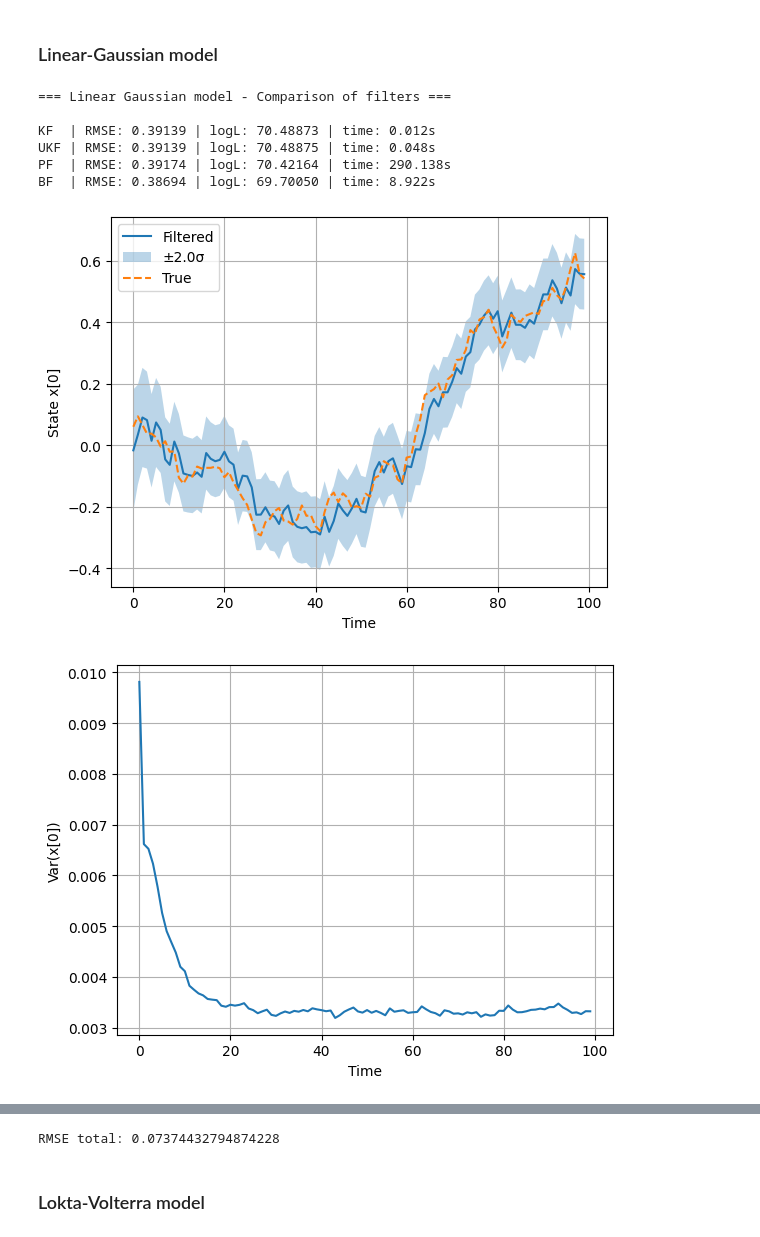
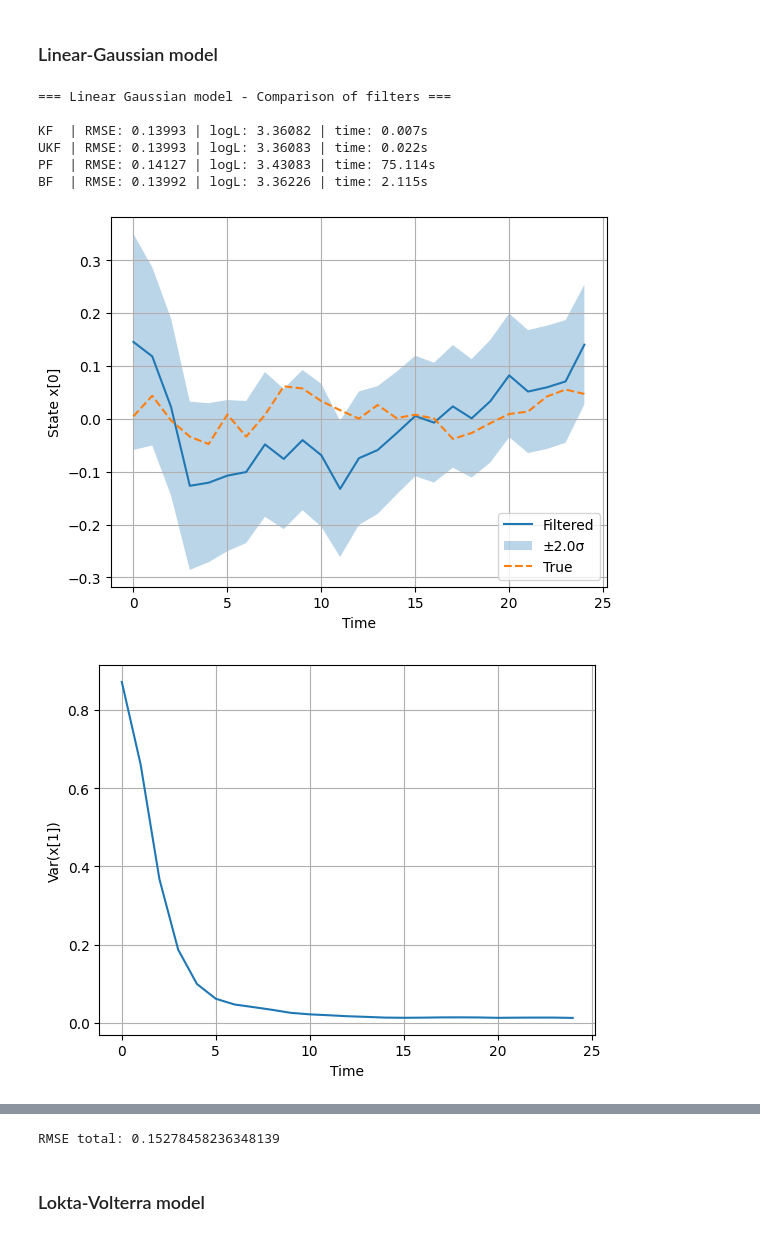
Before and after one commit to cnosa/BayesianSequentialLearning, a Jupyter notebook: Code/Examples/comparison_filters.ipynb, the cells around one changed output, grey strips where cells are left out. Cells and saved outputs as stored; diff of their text form; code cells hidden in the pictures.

```diff
--- a/Code/Examples/comparison_filters.ipynb
+++ b/Code/Examples/comparison_filters.ipynb
@@ -117,10 +117,10 @@ model = LinearGaussianSSM(
 kf = KalmanFilter(model)
 ukf = UnscentedKalmanFilter(model)
 pf = ParticleFilter(model, N=20000)
-bf = UKFWithPFRestart(model, L=10, N=20000)
+bf = UKF_PF(model, L=10, N=20000)
 
 
-X_true, Y = model.simulate(T=100)
+X_true, Y = model.simulate(T=25)
 
 import time
 
@@ -164,16 +164,16 @@ print(f"BF  | RMSE: {bf_rmse:.5f} | logL: {bf_ll:.5f} | time: {bf_time:.3f}s")
 # %% [output]
 === Linear Gaussian model - Comparison of filters ===
 
-KF  | RMSE: 0.39139 | logL: 70.48873 | time: 0.012s
-UKF | RMSE: 0.39139 | logL: 70.48875 | time: 0.048s
-PF  | RMSE: 0.39174 | logL: 70.42164 | time: 290.138s
-BF  | RMSE: 0.38694 | logL: 69.70050 | time: 8.922s
+KF  | RMSE: 0.13993 | logL: 3.36082 | time: 0.007s
+UKF | RMSE: 0.13993 | logL: 3.36083 | time: 0.022s
+PF  | RMSE: 0.14127 | logL: 3.43083 | time: 75.114s
+BF  | RMSE: 0.13992 | logL: 3.36226 | time: 2.115s
 # %%
 pf.plot_state(dim=0, X_true=X_true)
-pf.plot_variance(dim=0)
+pf.plot_variance(dim=1)
 pf.plot_loglikelihood()
 
 print("RMSE total:", pf.rmse_total(X_true))
 # %% [output]
-[figure, old version]
+[figure, new version]
-[figure, old version]
+[figure, new version]
@@ -181,4 +181,4 @@ print("RMSE total:", pf.rmse_total(X_true))
-RMSE total: 0.07374432794874228
+RMSE total: 0.15278458236348139
 # %% [markdown]
 ### Lokta-Volterra model
 # %%
```
Also changed, not shown: parts of 3 cells of this notebook, 14 other files.
